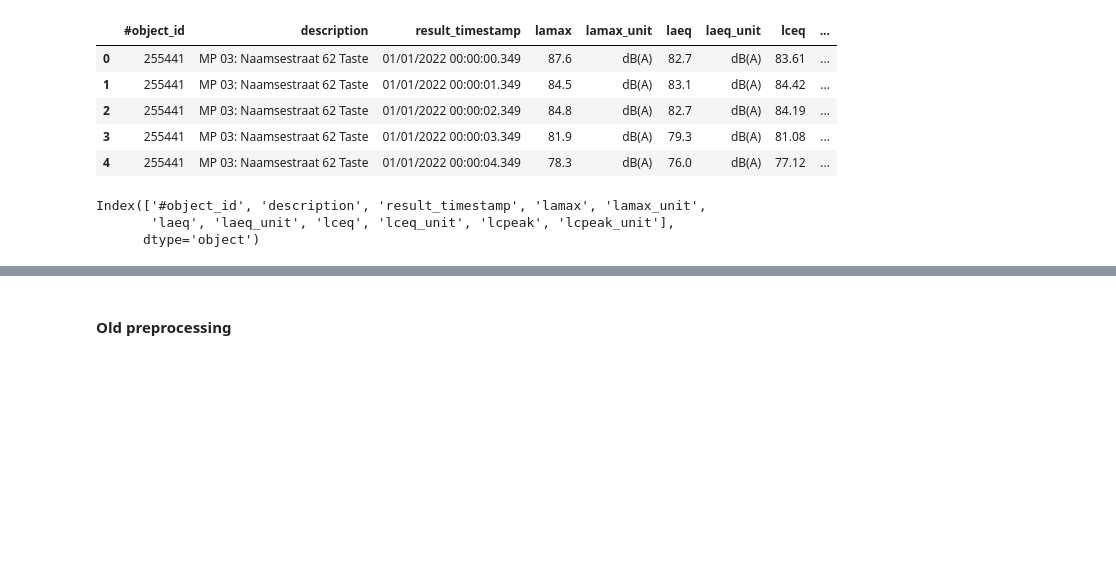
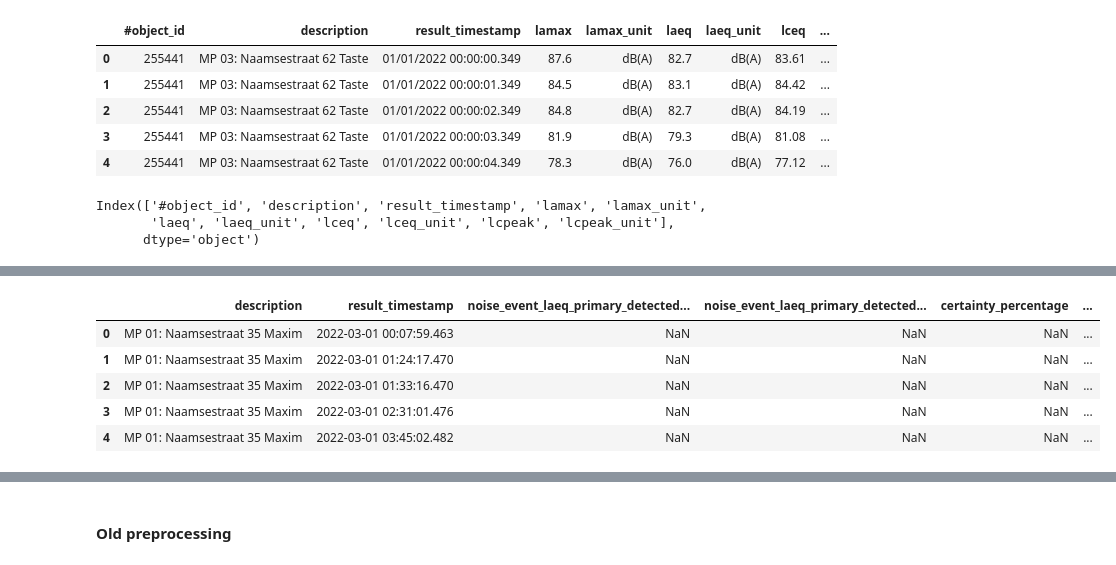
Before and after one commit to lennertvanh/MDA-Georgia, a Jupyter notebook: Preprocessing/Preprocessing.ipynb, the cells around one changed output, grey strips where cells are left out. Drawn from its saved outputs; the diff is of its cells as text; code cells hidden in the pictures; blank space fills up the shorter version.

Commit message:
exported first quater of merged events data

```diff
--- a/Preprocessing/Preprocessing.ipynb
+++ b/Preprocessing/Preprocessing.ipynb
@@ -1022,6 +987,8 @@ merged_event_jan.head()
 merged_event_jan.to_csv('merged_event_jan.csv', index=False)
 # %%
 #feb
+merge_columns = ['description','month','day','hour','minute','second','milliseconds']
+feb = pipeline_merge.fit_transform(feb)
 event_feb = combined_event[combined_event['month'] == 2]
-
-merged_event_feb = pd.merge(combined_event, feb, on=merge_columns,  how='left')
+merged_event_feb = pd.merge(event_feb, feb, on=merge_columns,  how='left')
+merged_event_feb.head()
@@ -1027,0 +1004,14 @@ merged_event_feb = pd.merge(combined_event, feb, on=merge_columns,  how='left')
+# %%
+#mar
+merge_columns = ['description','month','day','hour','minute','second','milliseconds']
+mar_ = pipeline_merge.fit_transform(mar)
+event_mar = combined_event[combined_event['month'] == 3]
+merged_event_mar = pd.merge(event_mar, mar_, on=merge_columns,  how='left')
+merged_event_mar.head()
+# %% [output]
+|  | description | result_timestamp | noise_event_laeq_primary_detected... | noise_event_laeq_primary_detected... | certainty_percentage | ... |
+| 0 | MP 01: Naamsestraat 35 Maxim | 2022-03-01 00:07:59.463 | NaN | NaN | NaN | ... |
+| 1 | MP 01: Naamsestraat 35 Maxim | 2022-03-01 01:24:17.470 | NaN | NaN | NaN | ... |
+| 2 | MP 01: Naamsestraat 35 Maxim | 2022-03-01 01:33:16.470 | NaN | NaN | NaN | ... |
+| 3 | MP 01: Naamsestraat 35 Maxim | 2022-03-01 02:31:01.476 | NaN | NaN | NaN | ... |
+| 4 | MP 01: Naamsestraat 35 Maxim | 2022-03-01 03:45:02.482 | NaN | NaN | NaN | ... |
```
Also changed, not shown: parts of 20 cells of this notebook, 5 other files.
